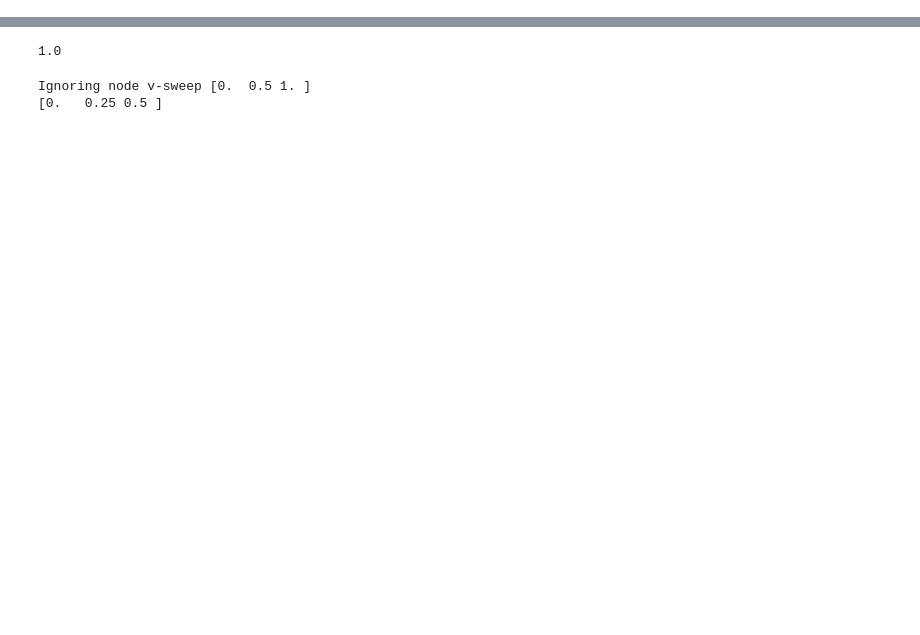
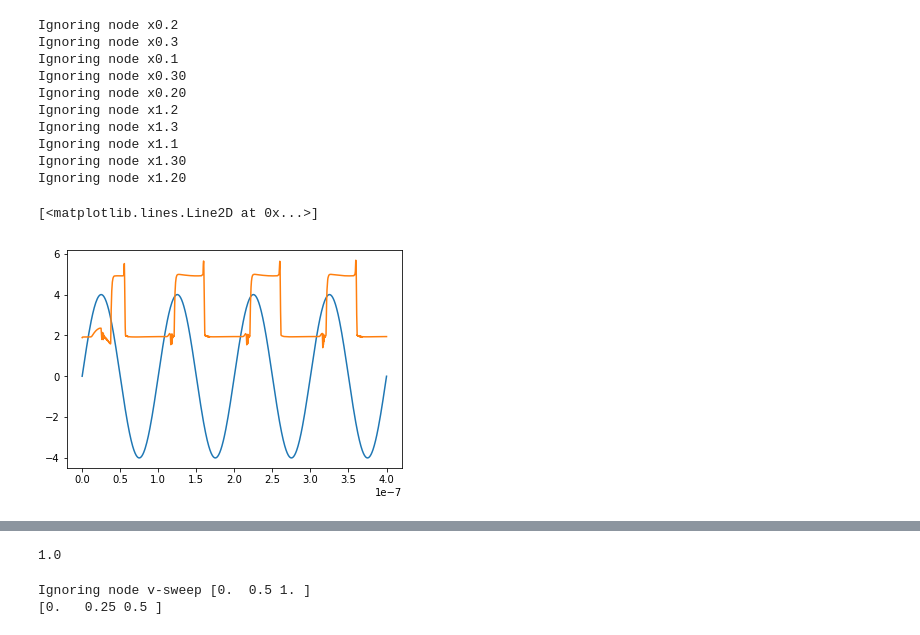
Before and after one commit to newhouseb/turmeric, a Jupyter notebook: basic_circuits.ipynb, the cells around one changed output, grey strips where cells are left out. Saved outputs shown, nothing was run; the diff lists cells and outputs as text; code cells hidden in the pictures; blank space fills up the shorter version.

```diff
--- a/basic_circuits.ipynb
+++ b/basic_circuits.ipynb
@@ -37,0 +69,28 @@ plt.plot(c.sweep, dcB.current)
+# %%
+c = Circuit()
+
+RFTransistor = import_subcircuit(c, 'BFR181_spice_v2.txt', 'BFR181', 'collector', 'base', 'emitter', symbol='npn')
+
+dc = Voltage(c, voltage=5)
+in_signal = Voltage(c, voltage=5, sin=True, amplitude=4, freq=1e7)
+
+rmult = 0.5
+
+R1 = Resistor(c, resistance=4e3*rmult)
+Re = Resistor(c, resistance=1e3*rmult)
+R2 = Resistor(c, resistance=2.5e3*rmult)
+Rin = Resistor(c, resistance=1e3*rmult)
+
+t1 = RFTransistor(c)
+t2 = RFTransistor(c)
+
+connect(dc.pos, R1, R2)
+connect(R1, t1.collector, t2.base)
+connect(t1.emitter, t2.emitter, Re)
+out = connect(R2, t2.collector)
+connect(in_signal.pos, Rin)
+connect(Rin, t1.base)
+ground(Re, dc.neg, in_signal.neg)
+
+
+SVG(c.render_svg())
@@ -37,0 +99,17 @@ plt.plot(c.sweep, dcB.current)
+# %%
+c.compute_transient(4e-7, 1e-9)
+plt.plot(c.time, in_signal.pos.voltage)
+plt.plot(c.time, out.voltage)
+# %% [output]
+Ignoring node x0.2
+Ignoring node x0.3
+Ignoring node x0.1
+Ignoring node x0.30
+Ignoring node x0.20
+Ignoring node x1.2
+Ignoring node x1.3
+Ignoring node x1.1
+Ignoring node x1.30
+Ignoring node x1.20
+[<matplotlib.lines.Line2D at 0x...>]
+[figure, added]
```
Also changed, not shown: parts of 8 cells of this notebook, 2 other files.
